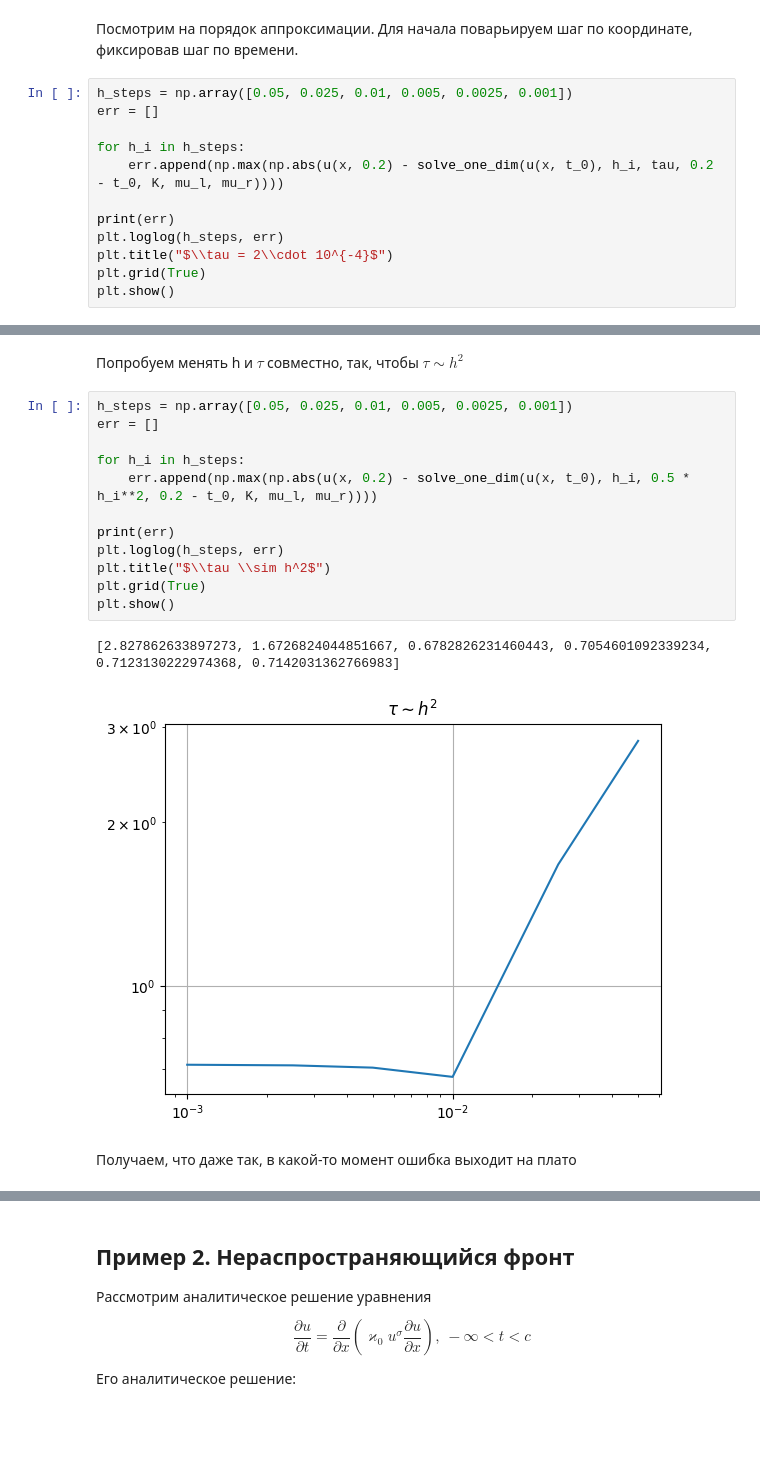
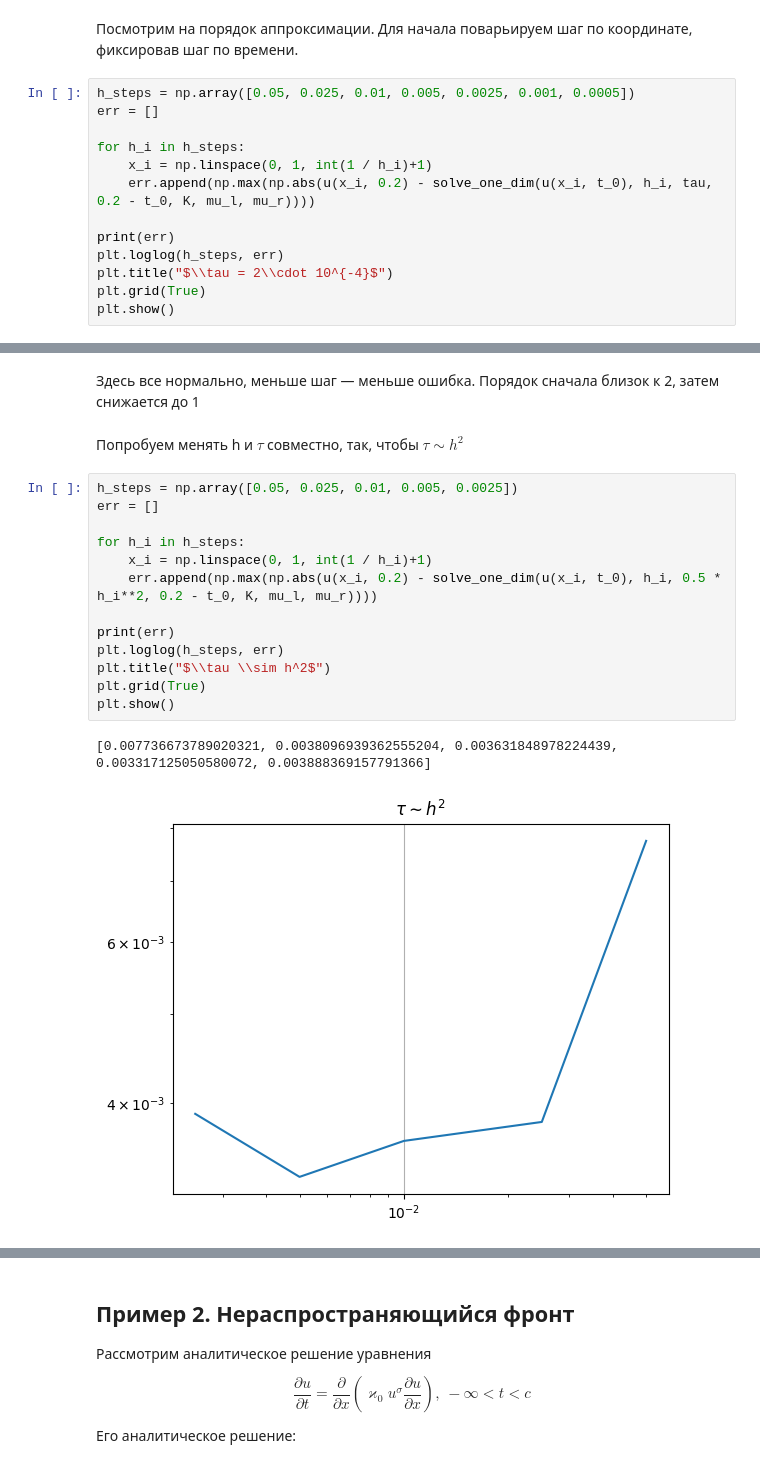
Before and after one commit to Xopppek/heat_equation, a Jupyter notebook: heat_equation.ipynb, the cells around one changed output, grey strips where cells are left out. Saved outputs shown, nothing was run; the diff lists cells and outputs as text; blank space fills up the shorter version.

```diff
--- a/heat_equation.ipynb
+++ b/heat_equation.ipynb
@@ -170,11 +170,12 @@ plt.show()
 Посмотрим на порядок аппроксимации.
 Для начала поварьируем шаг по координате, фиксировав шаг по времени.
 # %%
-h_steps = np.array([0.05, 0.025, 0.01, 0.005, 0.0025, 0.001])
+h_steps = np.array([0.05, 0.025, 0.01, 0.005, 0.0025, 0.001, 0.0005])
 err = []
 
 for h_i in h_steps:
-    err.append(np.max(np.abs(u(x, 0.2) - solve_one_dim(u(x, t_0), h_i, tau, 0.2 - t_0, K, mu_l, mu_r))))
+    x_i = np.linspace(0, 1, int(1 / h_i)+1)
+    err.append(np.max(np.abs(u(x_i, 0.2) - solve_one_dim(u(x_i, t_0), h_i, tau, 0.2 - t_0, K, mu_l, mu_r))))
 
 print(err)
 plt.loglog(h_steps, err)
@@ -207,19 +209,20 @@ plt.show()
+# %% [markdown]
+Здесь все нормально, меньше шаг — меньше ошибка. Порядок сначала близок к 2, затем снижается до 1
 # %% [markdown]
 Попробуем менять h и $\tau$ совместно, так, чтобы $\tau \sim h^2$
 # %%
-h_steps = np.array([0.05, 0.025, 0.01, 0.005, 0.0025, 0.001])
+h_steps = np.array([0.05, 0.025, 0.01, 0.005, 0.0025])
 err = []
 
 for h_i in h_steps:
-    err.append(np.max(np.abs(u(x, 0.2) - solve_one_dim(u(x, t_0), h_i, 0.5 * h_i**2, 0.2 - t_0, K, mu_l, mu_r))))
+    x_i = np.linspace(0, 1, int(1 / h_i)+1)
+    err.append(np.max(np.abs(u(x_i, 0.2) - solve_one_dim(u(x_i, t_0), h_i, 0.5 * h_i**2, 0.2 - t_0, K, mu_l, mu_r))))
 
 print(err)
 plt.loglog(h_steps, err)
 plt.title("$\\tau \\sim h^2$")
 plt.grid(True)
 plt.show()
 # %% [output]
-[2.827862633897273, 1.6726824044851667, 0.6782826231460443, 0.7054601092339234, 0.7123130222974368, 0.7142031362766983]
+[0.007736673789020321, 0.0038096939362555204, 0.003631848978224439, 0.003317125050580072, 0.003888369157791366]
-[figure, old version]
+[figure, new version]
-# %% [markdown]
-Получаем, что даже так, в какой-то момент ошибка выходит на плато
```
Also changed, not shown: parts of 13 cells of this notebook.
